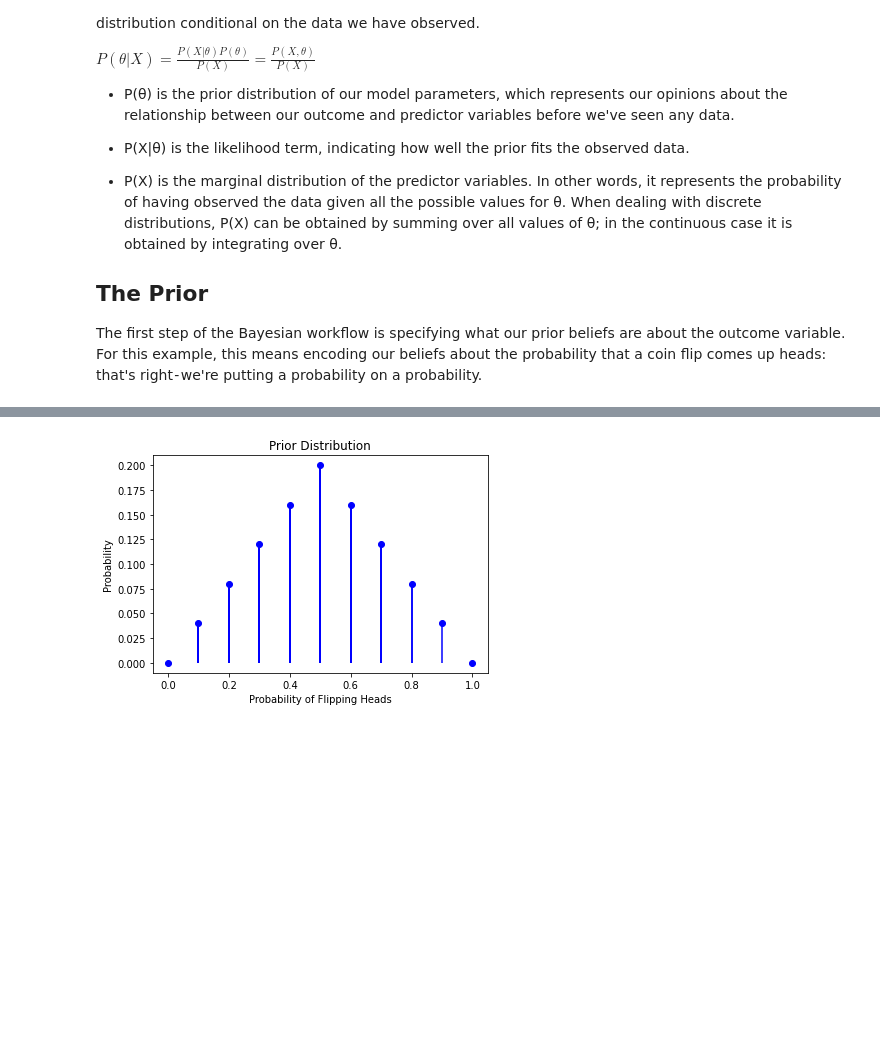
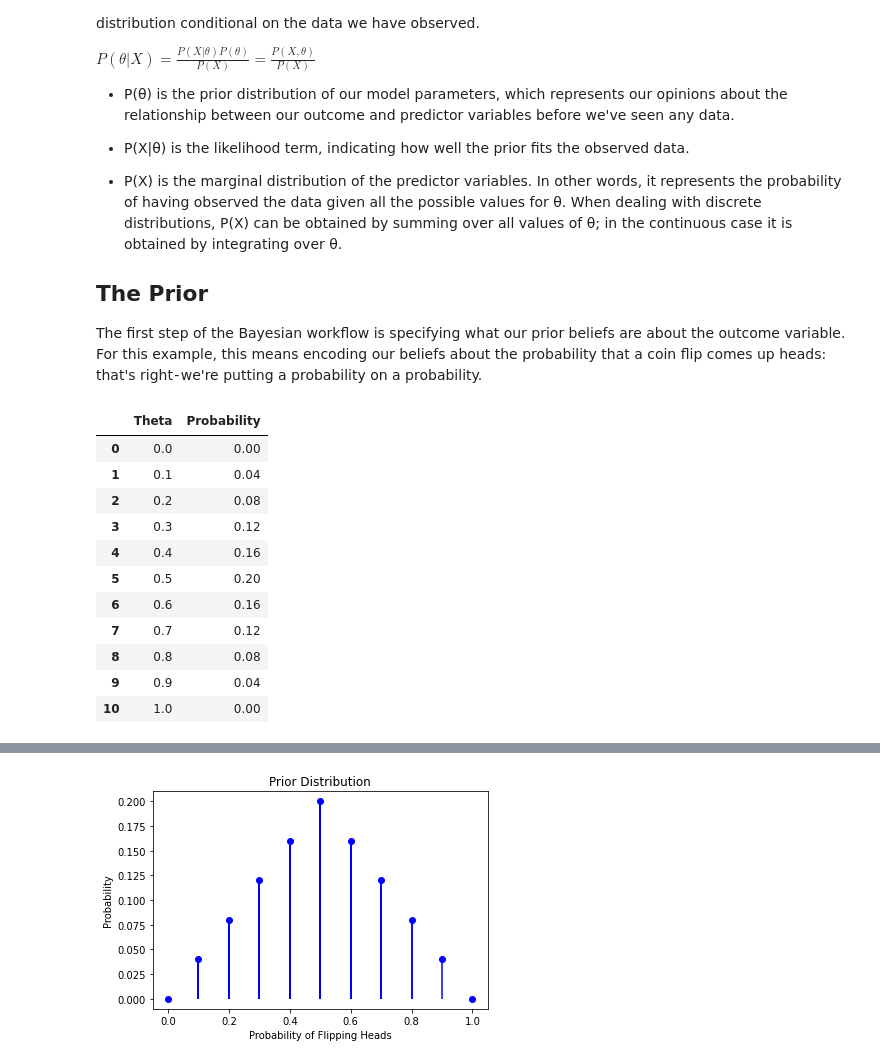
Before and after one commit to gabgilling/Bayesian-Blogs, a Jupyter notebook: Blog Post 1 final.ipynb, the cells around one changed output, grey strips where cells are left out. Saved outputs shown, nothing was run; the diff lists cells and outputs as text; code cells hidden in the pictures; blank space fills up the shorter version.

```diff
--- a/Blog Post 1 final.ipynb
+++ b/Blog Post 1 final.ipynb
@@ -210,3 +210,25 @@ $P(\theta|X) = \frac{P(X|\theta)P(\theta)}{P(X)} = \frac{P(X , \theta)}{P(X)}$
 ## The Prior
 
 The first step of the Bayesian workflow is specifying what our prior beliefs are about the outcome variable. For this example, this means encoding our beliefs about the probability that a coin flip comes up heads: that's right - we're putting a probability on a probability.
+# %%
+import pandas as pd
+# generate the prior values
+theta_values = list(np.linspace(0,1,11))
+vals_pmin = np.minimum(np.linspace(0,1,11), np.linspace(1,0,11))
+theta_probabilities = vals_pmin/sum(vals_pmin)
+prior_distribution_df = pd.DataFrame(list(zip(theta_values, theta_probabilities)), columns = ("Theta", "Probability"))
+
+prior_distribution_df
+# %% [output]
+|  | Theta | Probability |
+| 0 | 0.0 | 0.00 |
+| 1 | 0.1 | 0.04 |
+| 2 | 0.2 | 0.08 |
+| 3 | 0.3 | 0.12 |
+| 4 | 0.4 | 0.16 |
+| 5 | 0.5 | 0.20 |
+| 6 | 0.6 | 0.16 |
+| 7 | 0.7 | 0.12 |
+| 8 | 0.8 | 0.08 |
+| 9 | 0.9 | 0.04 |
+| 10 | 1.0 | 0.00 |
```
Also changed, not shown: parts of 3 cells of this notebook.
